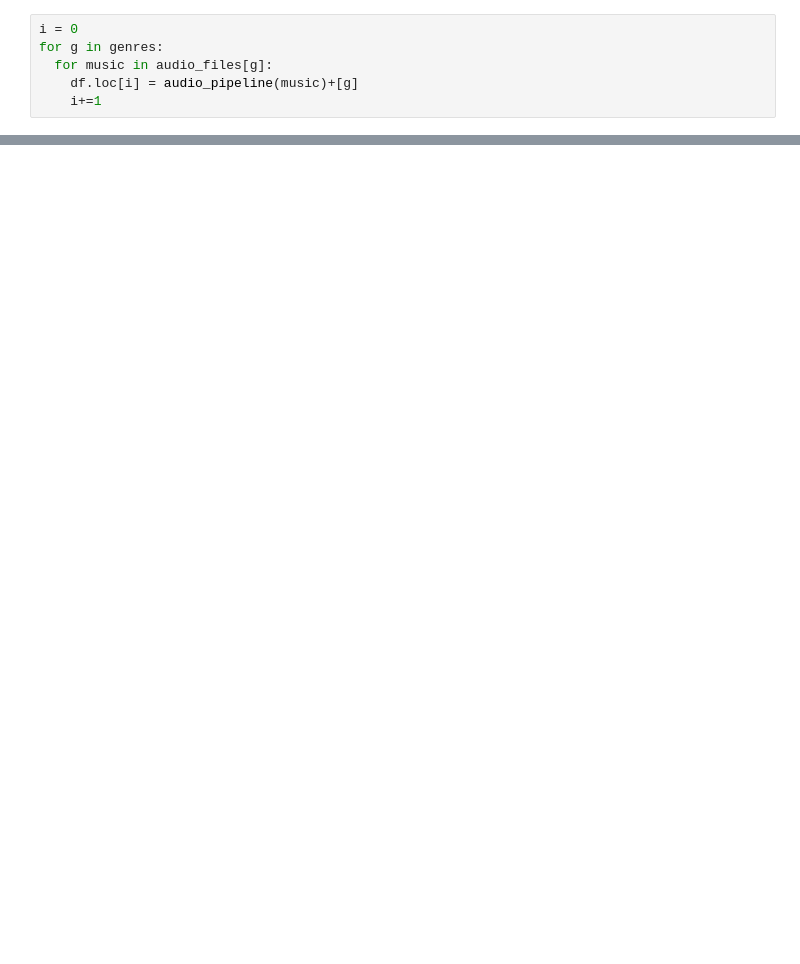
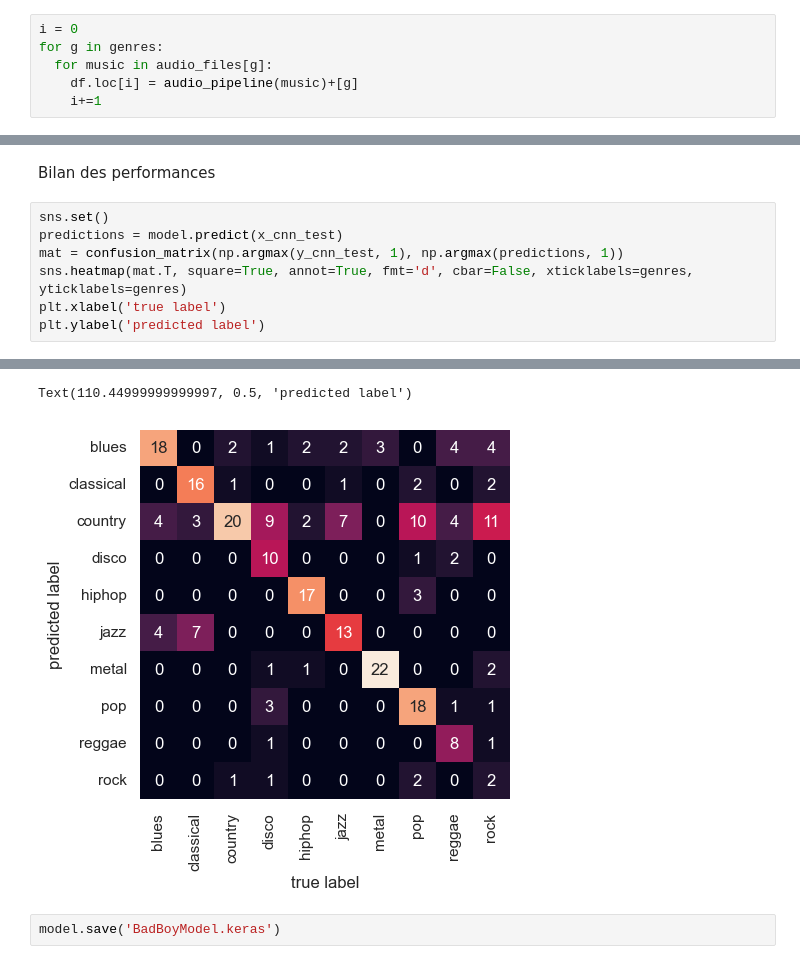
Before and after one commit to AlexandreRob/BadBoyRecords, a Jupyter notebook: classification_music.ipynb, the cells around one changed output, grey strips where cells are left out. Cells and saved outputs as stored; diff of their text form; blank space fills up the shorter version.

```diff
--- a/classification_music.ipynb
+++ b/classification_music.ipynb
@@ -105,0 +353,10 @@ for g in genres:
+# %% [markdown]
+Bilan des performances
+# %%
+sns.set()
+predictions = model.predict(x_cnn_test)
+mat = confusion_matrix(np.argmax(y_cnn_test, 1), np.argmax(predictions, 1))
+sns.heatmap(mat.T, square=True, annot=True, fmt='d', cbar=False, xticklabels=genres, yticklabels=genres)
+plt.xlabel('true label')
+plt.ylabel('predicted label')
+# %% [output]
@@ -105,0 +364,4 @@ for g in genres:
+Text(110.44999999999997, 0.5, 'predicted label')
+[figure, added]
+# %%
+model.save('BadBoyModel.keras')
```
Also changed, not shown: parts of 40 cells of this notebook, 2 other files.
